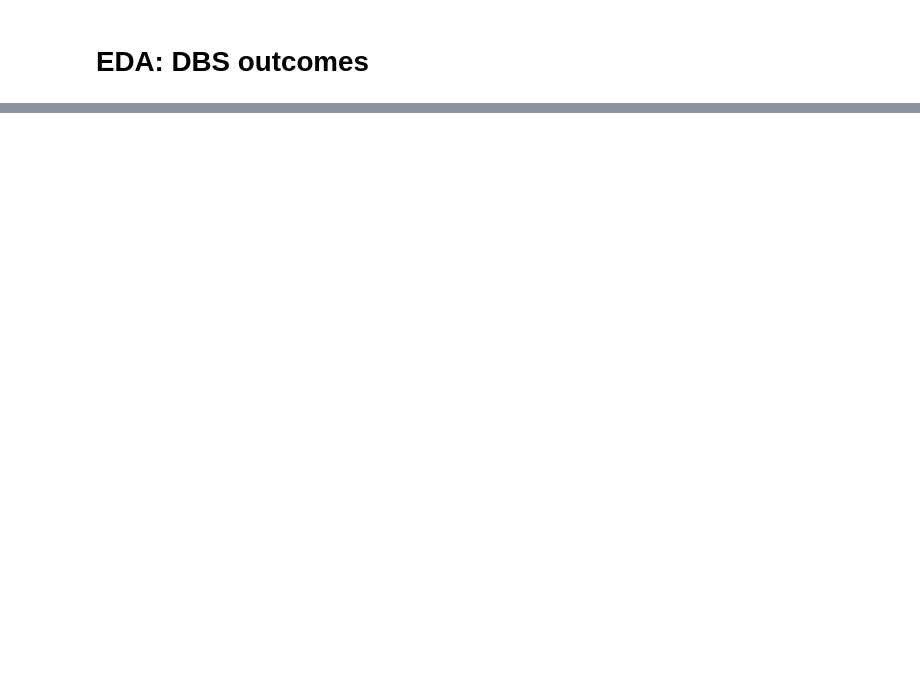
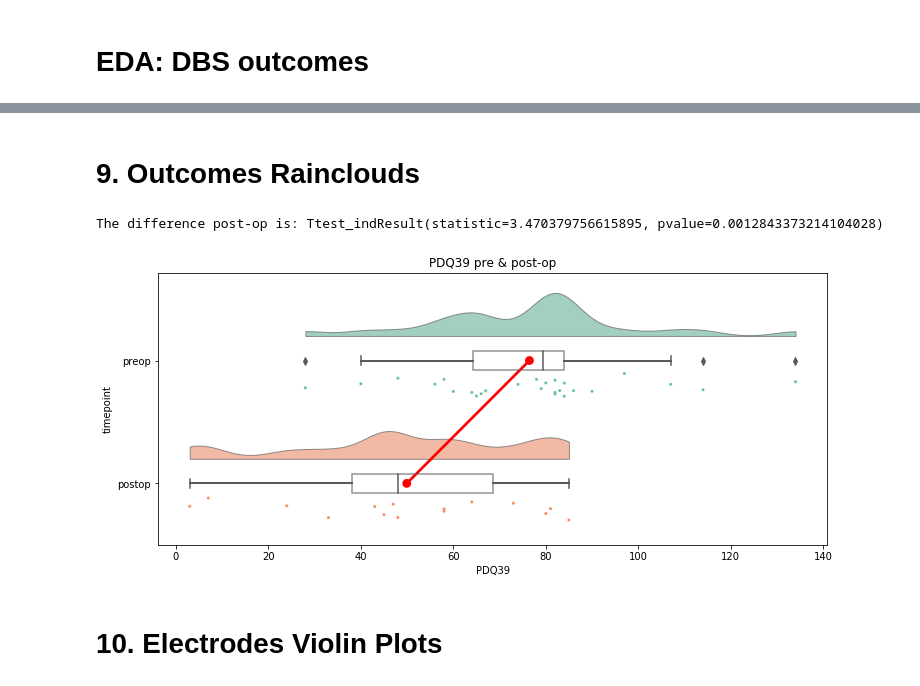
Before and after one commit to jazzmanmike/DBS, a Jupyter notebook: DBS_EDA.ipynb, the cells around one changed output, grey strips where cells are left out. Cells and saved outputs as stored; diff of their text form; code cells hidden in the pictures; blank space fills up the shorter version.

```diff
--- a/DBS_EDA.ipynb
+++ b/DBS_EDA.ipynb
@@ -113,0 +50,13 @@ N = len(features)
+# %%
+#import data
+df = pd.read_excel('./data/DBS_python_electrodes.xlsx', sheet_name='data')
+
+#change dates to years
+df['Date'] = pd.to_datetime(df.Date)
+df['Date'] = df['Date'].dt.year
+
+#define number of participants
+nParticipants = len(df)
+
+#check data looks ok (with a subset)
+df.head()
@@ -271,0 +521,2 @@ Name: Weight_pre, dtype: float64
+# %% [markdown]
+# 9. Outcomes Rainclouds
@@ -272,12 +526,33 @@ Name: Weight_pre, dtype: float64
+# %%
+#make data
+#preop
+preop = pd.DataFrame({
+    'PDQ39': df.PDQ39_pre,
+    'timepoint': 'preop'
+})
+#postop
+postop = pd.DataFrame({
+    'PDQ39': df.PDQ39_post,
+    'timepoint': 'postop'
+})
+df_raincloud = pd.concat([preop, postop])
 # %%
-# Plot the repeated measures data
-dx = "timepoint"; dy = "score"; ort = "h"; pal = "Set2"; sigma = .2
+#plot data
+dx = "timepoint"; dy = "PDQ39"; ort = "h"; pal = "Set2"; sigma = .2
 f, ax = plt.subplots(figsize=(12, 5))
 
-ax=pt.RainCloud(x = dx, y = dy, hue = dhue, data = df_rep, palette = pal, bw = sigma, width_viol = .7,
+ax=pt.RainCloud(x = dx, y = dy, data = df_raincloud, palette = pal, bw = sigma, width_viol = .7,
                 ax = ax, orient = ort , alpha = .65, dodge = True, pointplot = True, move = .2)
 
-plt.title("Figure P19\n Repeated Measures Data - Example 1")
+plt.title("PDQ39 pre & post-op")
 
-#if savefigs:
-#    plt.savefig('../figs/tutorial_python/figureP19.png', bbox_inches='tight')
+print('The difference post-op is:',
+      scipy.stats.ttest_ind(preop.PDQ39, postop.PDQ39, nan_policy='omit'))
+
+#save figure (nb: doesn't save well as svg)
+plt.savefig('figures/raincloud_PDQ39.svg', dpi=1200, bbox_inches='tight')
+# %% [output]
+The difference post-op is: Ttest_indResult(statistic=3.470379756615895, pvalue=0.0012843373214104028)
+[figure, added]
+# %% [markdown]
+# 10. Electrodes Violin Plots
```
Also changed, not shown: parts of 66 cells of this notebook, 43 other files.
